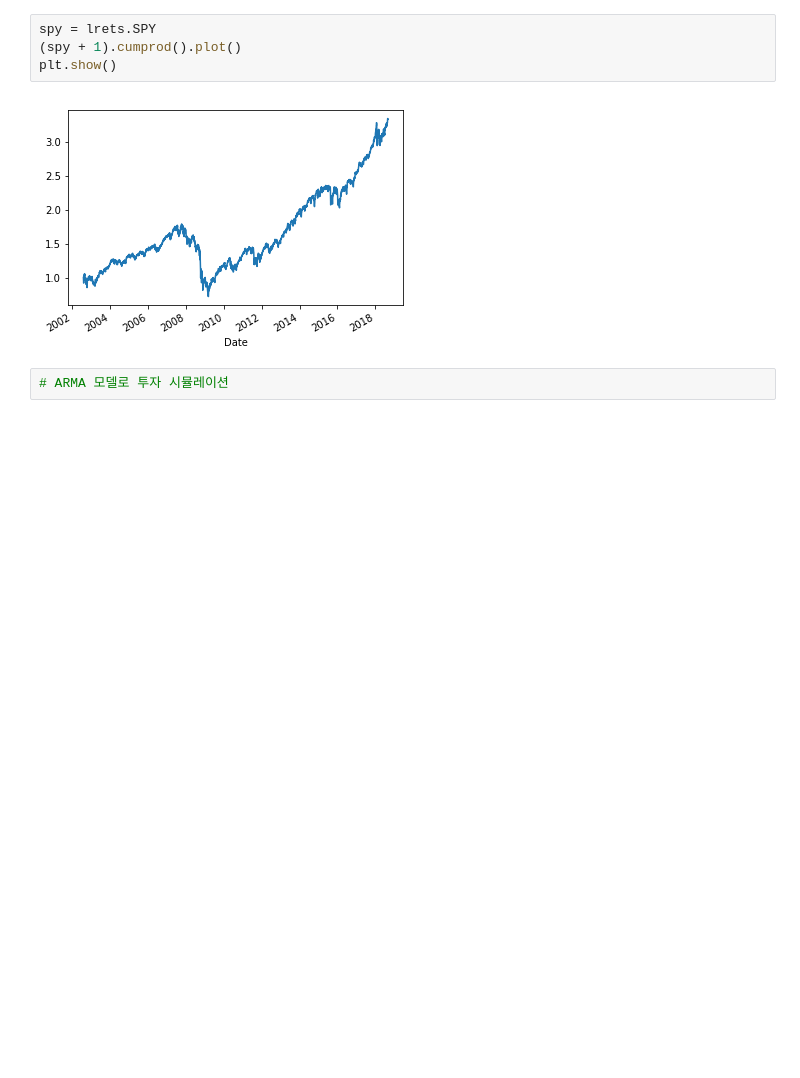
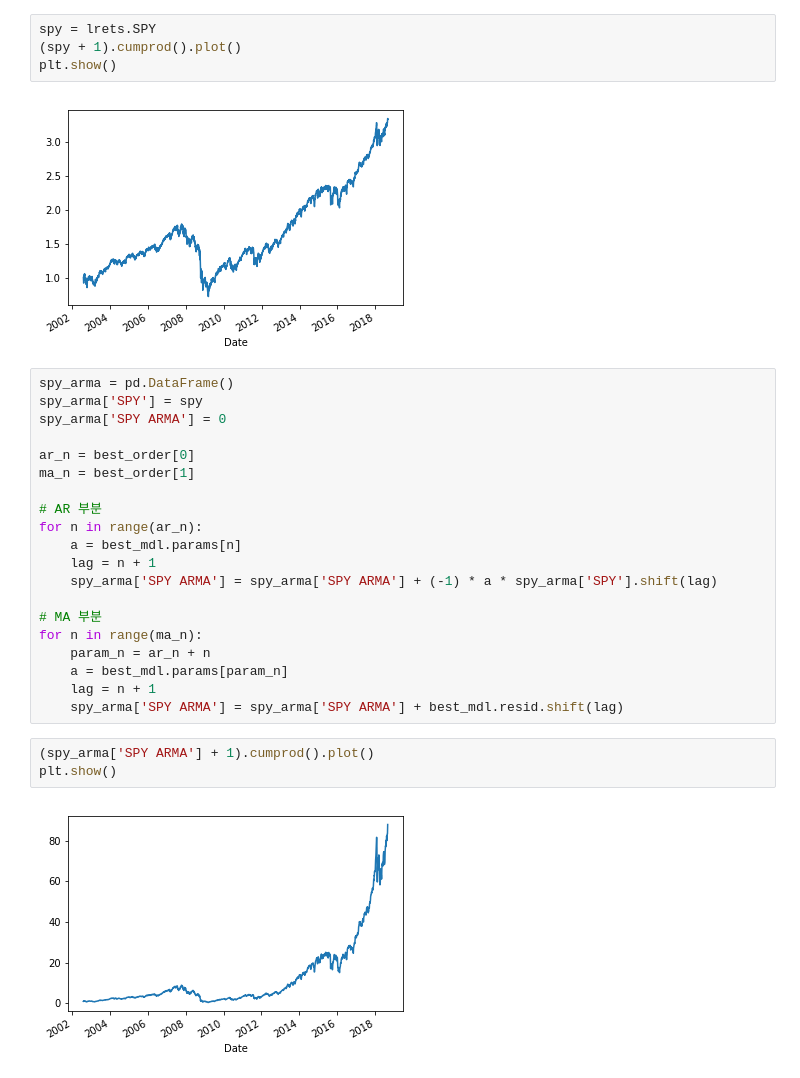
Before and after one commit to hyemin9403/keyst_notebooks, a Jupyter notebook: 기본이론 [Day 0] - Statistics.ipynb, the cells around one changed output. Drawn from its saved outputs; the diff is of its cells as text; blank space fills up the shorter version.

```diff
--- a/기본이론 [Day 0] - Statistics.ipynb
+++ b/기본이론 [Day 0] - Statistics.ipynb
@@ -693,5 +736,28 @@ spy = lrets.SPY
 plt.show()
 # %% [output]
 [figure]
-# %%
-# ARMA 모델로 투자 시뮬레이션
+# %%
+spy_arma = pd.DataFrame()
+spy_arma['SPY'] = spy
+spy_arma['SPY ARMA'] = 0
+
+ar_n = best_order[0]
+ma_n = best_order[1]
+
+# AR 부분
+for n in range(ar_n):
+    a = best_mdl.params[n]
+    lag = n + 1
+    spy_arma['SPY ARMA'] = spy_arma['SPY ARMA'] + (-1) * a * spy_arma['SPY'].shift(lag)
+
+# MA 부분
+for n in range(ma_n):
+    param_n = ar_n + n
+    a = best_mdl.params[param_n]
+    lag = n + 1
+    spy_arma['SPY ARMA'] = spy_arma['SPY ARMA'] + best_mdl.resid.shift(lag)
+# %%
+(spy_arma['SPY ARMA'] + 1).cumprod().plot()
+plt.show()
+# %% [output]
+[figure, added]
```
Also changed, not shown: parts of 53 cells of this notebook, 5 other files.
